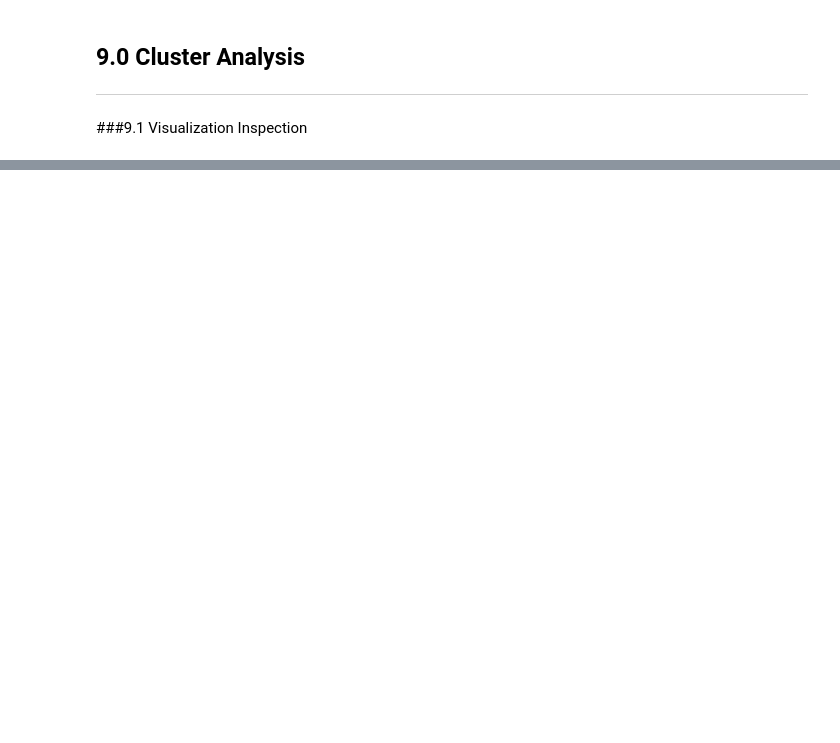
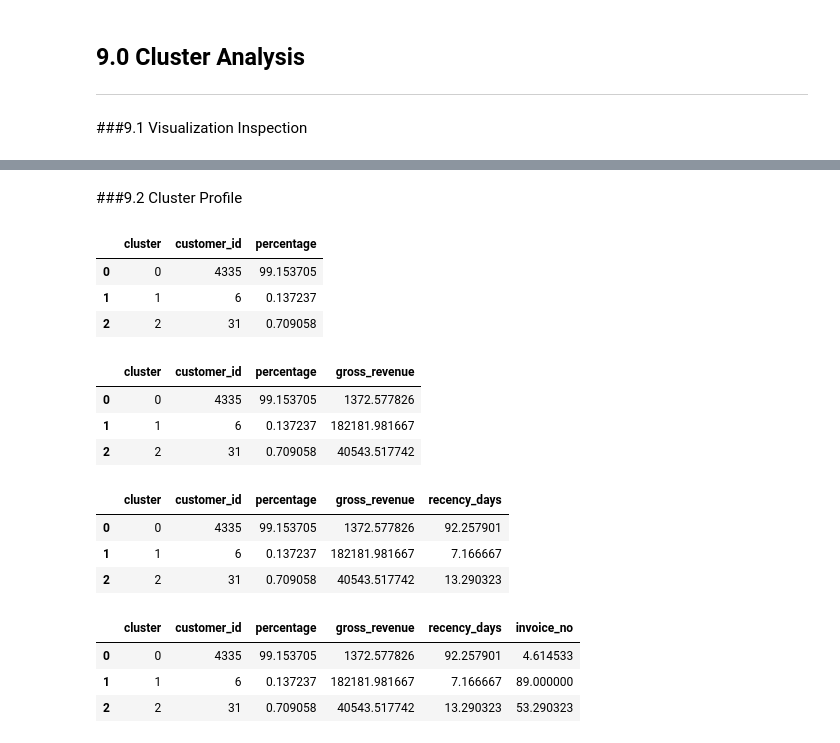
Before and after one commit to jessicanadalete/clustering_fidelity, a Jupyter notebook: Clustering_Fidelity_Project.ipynb, the cells around one changed output, grey strips where cells are left out. Drawn from its saved outputs; the diff is of its cells as text; code cells hidden in the pictures; blank space fills up the shorter version.

Commit message:
Identify Cluster Profile

```diff
--- a/Clustering_Fidelity_Project.ipynb
+++ b/Clustering_Fidelity_Project.ipynb
@@ -319,2 +322,4 @@ Silhouette Score 0.9492632841048289
+# %%
+df9['cluster'] = labels
 # %% [markdown]
 ###9.1 Visualization Inspection
@@ -323,0 +331,42 @@ Silhouette Score 0.9492632841048289
+# %% [markdown]
+###9.2 Cluster Profile
+# %%
+#Number of customer by cluster
+df_cluster = df9[['customer_id', 'cluster']].groupby('cluster').count().reset_index()
+df_cluster['percentage'] = 100*(df_cluster['customer_id']/df_cluster['customer_id'].sum())
+df_cluster
+# %% [output]
+|  | cluster | customer_id | percentage |
+| 0 | 0 | 4335 | 99.153705 |
+| 1 | 1 | 6 | 0.137237 |
+| 2 | 2 | 31 | 0.709058 |
+# %%
+# Gross Revenue Average
+df_gr_avg = df9[['gross_revenue', 'cluster']].groupby('cluster').mean().reset_index()
+df_cluster = pd.merge(df_cluster, df_gr_avg, how='inner', on='cluster')
+df_cluster
+# %% [output]
+|  | cluster | customer_id | percentage | gross_revenue |
+| 0 | 0 | 4335 | 99.153705 | 1372.577826 |
+| 1 | 1 | 6 | 0.137237 | 182181.981667 |
+| 2 | 2 | 31 | 0.709058 | 40543.517742 |
+# %%
+# Recency Days Average
+df_gr_avg = df9[['recency_days', 'cluster']].groupby('cluster').mean().reset_index()
+df_cluster = pd.merge(df_cluster, df_gr_avg, how='inner', on='cluster')
+df_cluster
+# %% [output]
+|  | cluster | customer_id | percentage | gross_revenue | recency_days |
+| 0 | 0 | 4335 | 99.153705 | 1372.577826 | 92.257901 |
+| 1 | 1 | 6 | 0.137237 | 182181.981667 | 7.166667 |
+| 2 | 2 | 31 | 0.709058 | 40543.517742 | 13.290323 |
+# %%
+# Invoice_no Average
+df_gr_avg = df9[['invoice_no', 'cluster']].groupby('cluster').mean().reset_index()
+df_cluster = pd.merge(df_cluster, df_gr_avg, how='inner', on='cluster')
+df_cluster
+# %% [output]
+|  | cluster | customer_id | percentage | gross_revenue | recency_days | invoice_no |
+| 0 | 0 | 4335 | 99.153705 | 1372.577826 | 92.257901 | 4.614533 |
+| 1 | 1 | 6 | 0.137237 | 182181.981667 | 7.166667 | 89.000000 |
+| 2 | 2 | 31 | 0.709058 | 40543.517742 | 13.290323 | 53.290323 |
```
Also changed, not shown: parts of 16 cells of this notebook.
